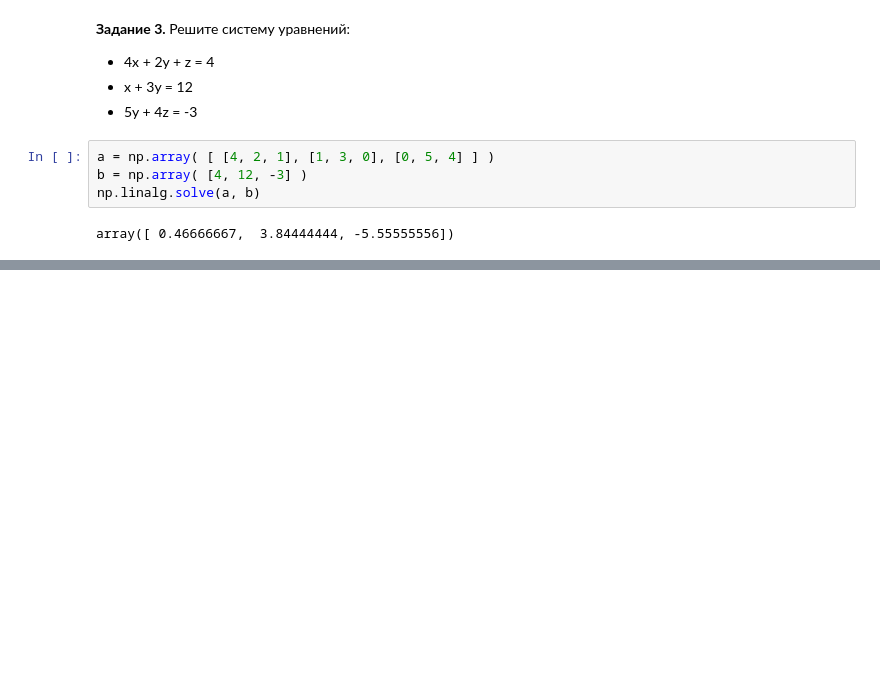
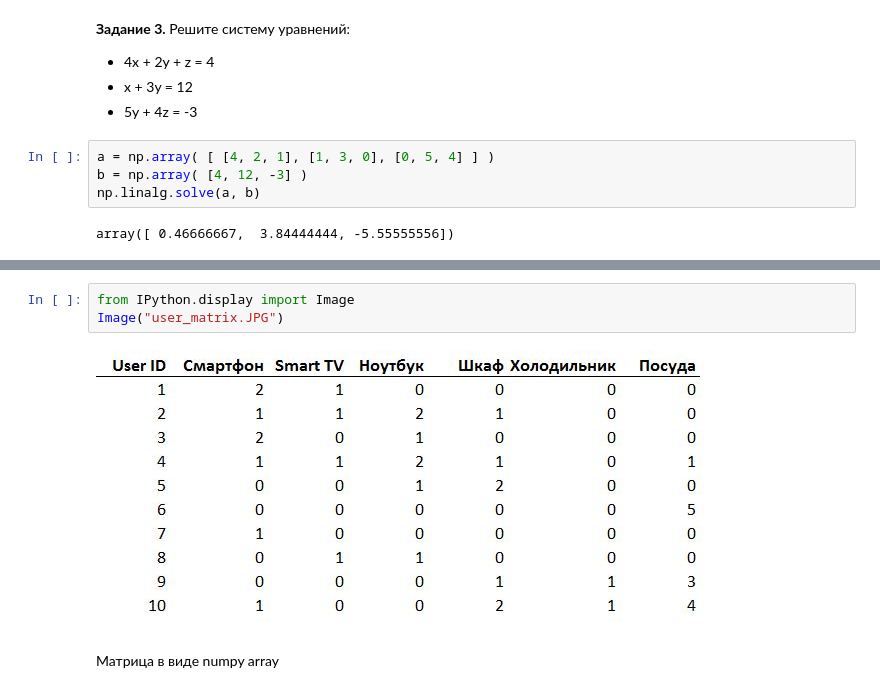
Before and after one commit to Anna-K-o/PYDA-17, a Jupyter notebook: lesson_9_numpy/NumPy_hw_9.ipynb, the cells around one changed output, grey strips where cells are left out. Saved outputs shown, nothing was run; the diff lists cells and outputs as text; blank space fills up the shorter version.

```diff
--- a/lesson_9_numpy/NumPy_hw_9.ipynb
+++ b/lesson_9_numpy/NumPy_hw_9.ipynb
@@ -45,0 +65,7 @@ array([ 0.46666667,  3.84444444, -5.55555556])
+# %%
+from IPython.display import Image
+Image("user_matrix.JPG")
+# %% [output]
+[figure, added]
+# %% [markdown]
+Матрица в виде numpy array
```
Also changed, not shown: parts of 8 cells of this notebook.
